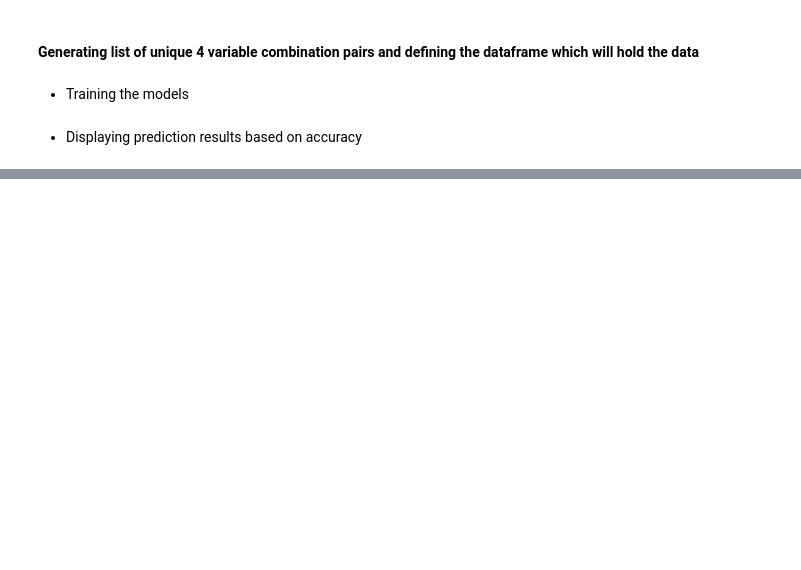
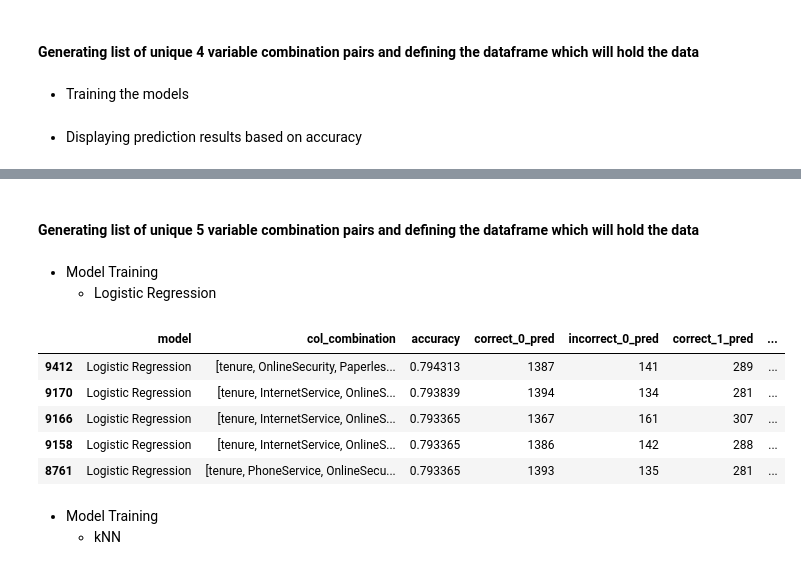
Before and after one commit to HarshTanwar001/Churn-Analysis, a Jupyter notebook: Churn_Analysis.ipynb, the cells around one changed output, grey strips where cells are left out. Saved outputs shown, nothing was run; the diff lists cells and outputs as text; code cells hidden in the pictures; blank space fills up the shorter version.

```diff
--- a/Churn_Analysis.ipynb
+++ b/Churn_Analysis.ipynb
@@ -1436,0 +1462,25 @@ data_4_comb.sort_values(by='accuracy', ascending=False).head()
+# %% [markdown]
+#### Generating list of unique 5 variable combination pairs and defining the dataframe which will hold the data
+# %%
+columns = list(df.columns)
+columns.remove('customerID')
+columns.remove('Churn')
+
+unique_5 = list(combinations(columns, 5))
+
+data_5_comb = pd.DataFrame(
+    columns=[
+        'model',
+        'col_combination',
+        'accuracy',
+        'correct_0_pred',
+        'incorrect_0_pred',
+        'correct_1_pred',
+        'incorrect_1_pred',
+        'total_correct_pred',
+        'total_incorrect_pred'
+    ]
+)
+# %% [markdown]
+- Model Training
+    - Logistic Regression
@@ -1436,0 +1490,12 @@ data_4_comb.sort_values(by='accuracy', ascending=False).head()
+# %%
+data_5_comb.sort_values(by='accuracy', ascending=False).head()
+# %% [output]
+|  | model | col_combination | accuracy | correct_0_pred | incorrect_0_pred | correct_1_pred | ... |
+| 9412 | Logistic Regression | [tenure, OnlineSecurity, Paperles... | 0.794313 | 1387 | 141 | 289 | ... |
+| 9170 | Logistic Regression | [tenure, InternetService, OnlineS... | 0.793839 | 1394 | 134 | 281 | ... |
+| 9166 | Logistic Regression | [tenure, InternetService, OnlineS... | 0.793365 | 1367 | 161 | 307 | ... |
+| 9158 | Logistic Regression | [tenure, InternetService, OnlineS... | 0.793365 | 1386 | 142 | 288 | ... |
+| 8761 | Logistic Regression | [tenure, PhoneService, OnlineSecu... | 0.793365 | 1393 | 135 | 281 | ... |
+# %% [markdown]
+- Model Training
+    - kNN
```
Also changed, not shown: parts of 41 cells of this notebook.
